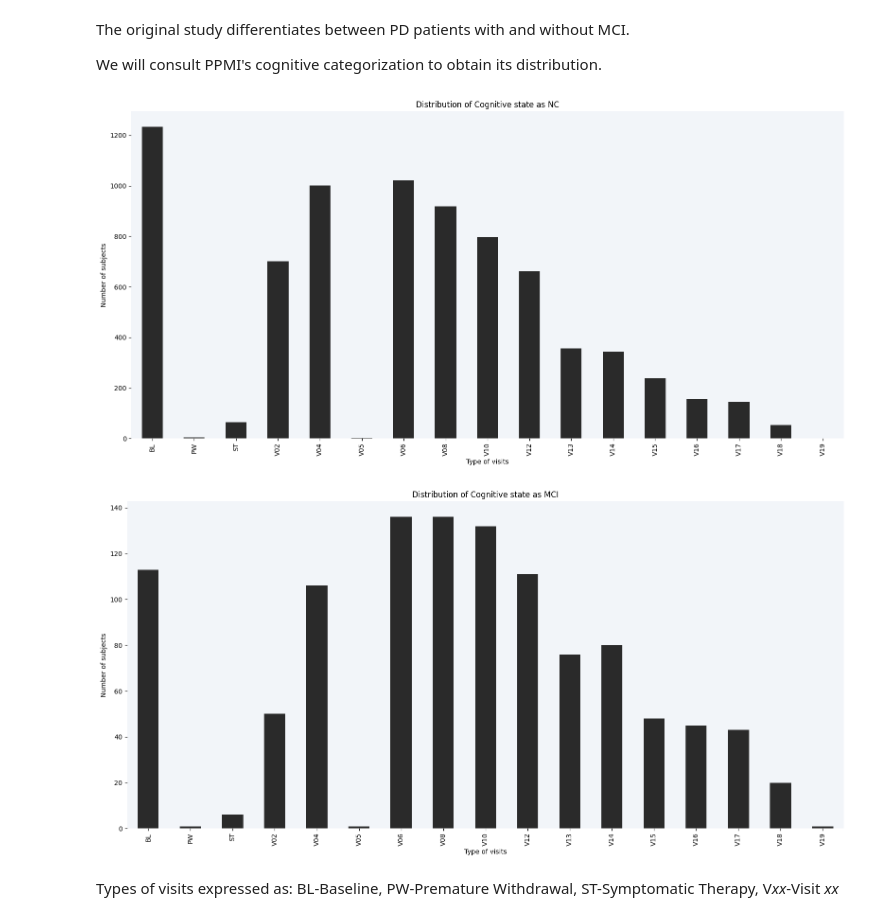
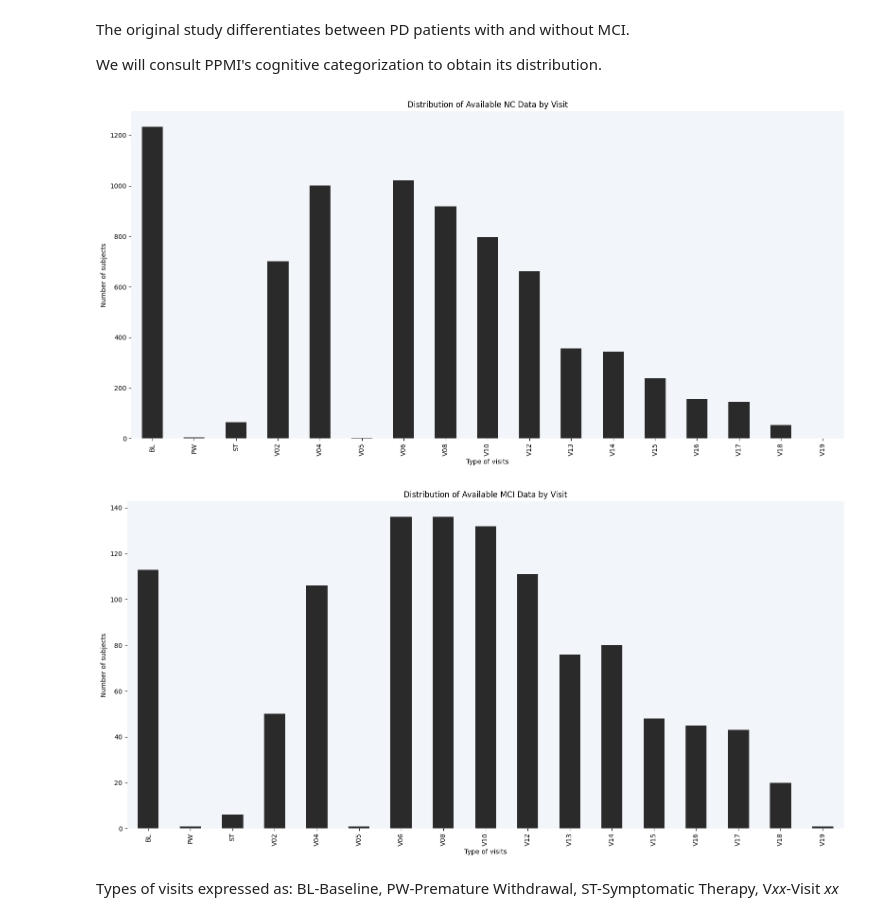
Before and after one commit to LivingPark-MRI/mak-etal-2015, a Jupyter notebook: mak-etal-2015.ipynb, the cells around one changed output. Cells and saved outputs as stored; diff of their text form; code cells hidden in the pictures.

```diff
--- a/mak-etal-2015.ipynb
+++ b/mak-etal-2015.ipynb
@@ -40,6 +40,7 @@ The rest of this notebook aims at reproducing these results using the PPMI datas
 # %% [markdown]
 First, let's initialize the notebook by installing software dependencies and importing libraries that we're going to use.
 # %%
+import os
 import rich
 import numpy as np
 import pandas as pd
@@ -53,6 +54,9 @@ from collections.abc import Iterable
 from livingpark_utils.scripts import run
 from livingpark_utils.maketal import maketal
 
+inputs_dir = os.path.join(os.getcwd(), "inputs/study_files")
+data_dir = os.path.join(os.getcwd(), "data")
+
 utils = livingpark_utils.LivingParkUtils()
 utils.notebook_init()
 # %% [output]
@@ -151,26 +157,26 @@ The original study differentiates between PD patients with and without MCI.
 
 We will consult PPMI's cognitive categorization to obtain its distribution.
 # %%
-cogstate_df = pd.read_csv("inputs/study_files/Cognitive_Categorization.csv",
+cogstate_df = pd.read_csv(os.path.join(inputs_dir,"Cognitive_Categorization.csv"),
                           usecols=["PATNO", "EVENT_ID", "COGSTATE"])
 # Drop nan
 cogstate_df = cogstate_df[cogstate_df["COGSTATE"].notna()]
 # Dropping all subjects with PDD
 cogstate_df = cogstate_df[cogstate_df["COGSTATE"] != 3]
 
 cogstate = cogstate_df.groupby(["COGSTATE", "EVENT_ID"])["PATNO"].nunique().rename({1: "NC", 2: "MCI"})
 shared_index = np.intersect1d(cogstate["NC"].index, cogstate["MCI"].index)
-cogstate["NC"][shared_index].plot.bar(title="Distribution of Cognitive state as NC", color=color)
+cogstate["NC"][shared_index].plot.bar(title="Distribution of Available NC Data by Visit", color=color)
 plt.ylabel("Number of subjects")
 plt.xlabel("Type of visits")
 plt.show()
-cogstate["MCI"][shared_index].plot.bar(title="Distribution of Cognitive state as MCI", color=color)
+cogstate["MCI"][shared_index].plot.bar(title="Distribution of Available MCI Data by Visit", color=color)
 plt.ylabel("Number of subjects")
 plt.xlabel("Type of visits")
 plt.show()
 # %% [output]
-[figure, old version]
+[figure, new version]
-[figure, old version]
+[figure, new version]
 # %% [markdown]
 Types of visits expressed as: BL-Baseline, PW-Premature Withdrawal, ST-Symptomatic Therapy, V<em>xx</em>-Visit <em>xx</em>
 # %% [markdown]
```
Also changed, not shown: parts of 24 cells of this notebook.
